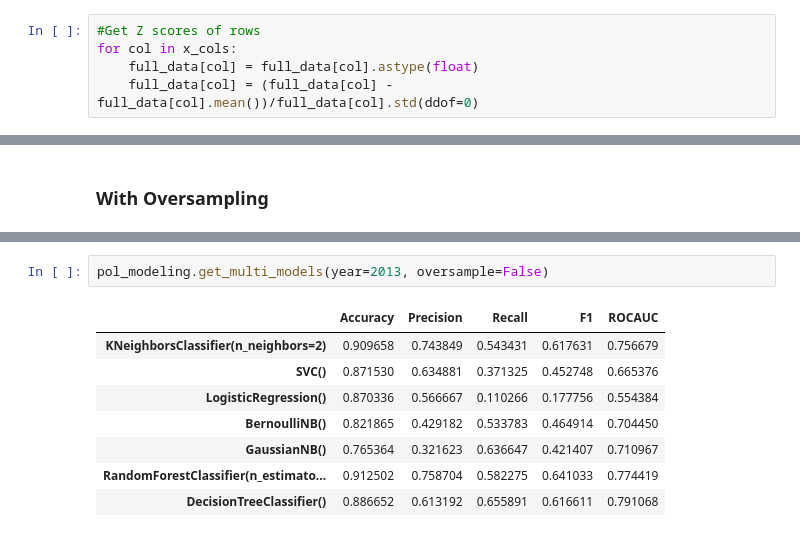
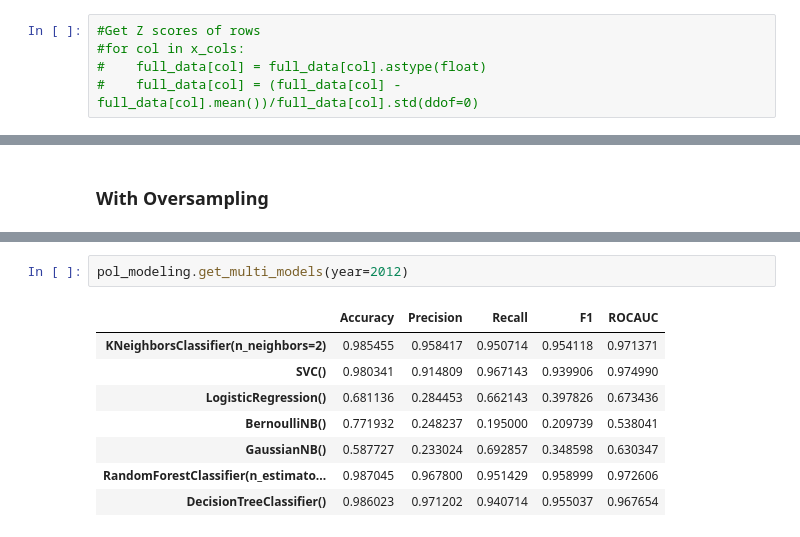
Before and after one commit to emilyhoughkovacs/humanitarian_unrest_classifier, a Jupyter notebook: ken_m/analyze_sql_data_multiyear.ipynb, the cells around one changed output, grey strips where cells are left out. Drawn from its saved outputs; the diff is of its cells as text.

```diff
--- a/ken_m/analyze_sql_data_multiyear.ipynb
+++ b/ken_m/analyze_sql_data_multiyear.ipynb
@@ -211,9 +211,9 @@ full_data[full_data.isnull().any(axis=1)]
 full_data = full_data.dropna()
 # %%
 #Get Z scores of rows
-for col in x_cols:
-    full_data[col] = full_data[col].astype(float)
-    full_data[col] = (full_data[col] - full_data[col].mean())/full_data[col].std(ddof=0)
+#for col in x_cols:
+#    full_data[col] = full_data[col].astype(float)
+#    full_data[col] = (full_data[col] - full_data[col].mean())/full_data[col].std(ddof=0)
 # %% [markdown]
 #### Get the score values WITHOUT cross validating
 # %%
@@ -888,11 +839,11 @@ pol_modeling.get_multi_models(year=2013)
 # %%
-pol_modeling.get_multi_models(year=2013, oversample=False)
+pol_modeling.get_multi_models(year=2012)
 # %% [output]
 |  | Accuracy | Precision | Recall | F1 | ROCAUC |
-| KNeighborsClassifier(n_neighbors=2) | 0.909658 | 0.743849 | 0.543431 | 0.617631 | 0.756679 |
-| SVC() | 0.871530 | 0.634881 | 0.371325 | 0.452748 | 0.665376 |
-| LogisticRegression() | 0.870336 | 0.566667 | 0.110266 | 0.177756 | 0.554384 |
-| BernoulliNB() | 0.821865 | 0.429182 | 0.533783 | 0.464914 | 0.704450 |
-| GaussianNB() | 0.765364 | 0.321623 | 0.636647 | 0.421407 | 0.710967 |
-| RandomForestClassifier(n_estimato... | 0.912502 | 0.758704 | 0.582275 | 0.641033 | 0.774419 |
-| DecisionTreeClassifier() | 0.886652 | 0.613192 | 0.655891 | 0.616611 | 0.791068 |
+| KNeighborsClassifier(n_neighbors=2) | 0.985455 | 0.958417 | 0.950714 | 0.954118 | 0.971371 |
+| SVC() | 0.980341 | 0.914809 | 0.967143 | 0.939906 | 0.974990 |
+| LogisticRegression() | 0.681136 | 0.284453 | 0.662143 | 0.397826 | 0.673436 |
+| BernoulliNB() | 0.771932 | 0.248237 | 0.195000 | 0.209739 | 0.538041 |
+| GaussianNB() | 0.587727 | 0.233024 | 0.692857 | 0.348598 | 0.630347 |
+| RandomForestClassifier(n_estimato... | 0.987045 | 0.967800 | 0.951429 | 0.958999 | 0.972606 |
+| DecisionTreeClassifier() | 0.986023 | 0.971202 | 0.940714 | 0.955037 | 0.967654 |
```
Also changed, not shown: parts of 32 cells of this notebook.
